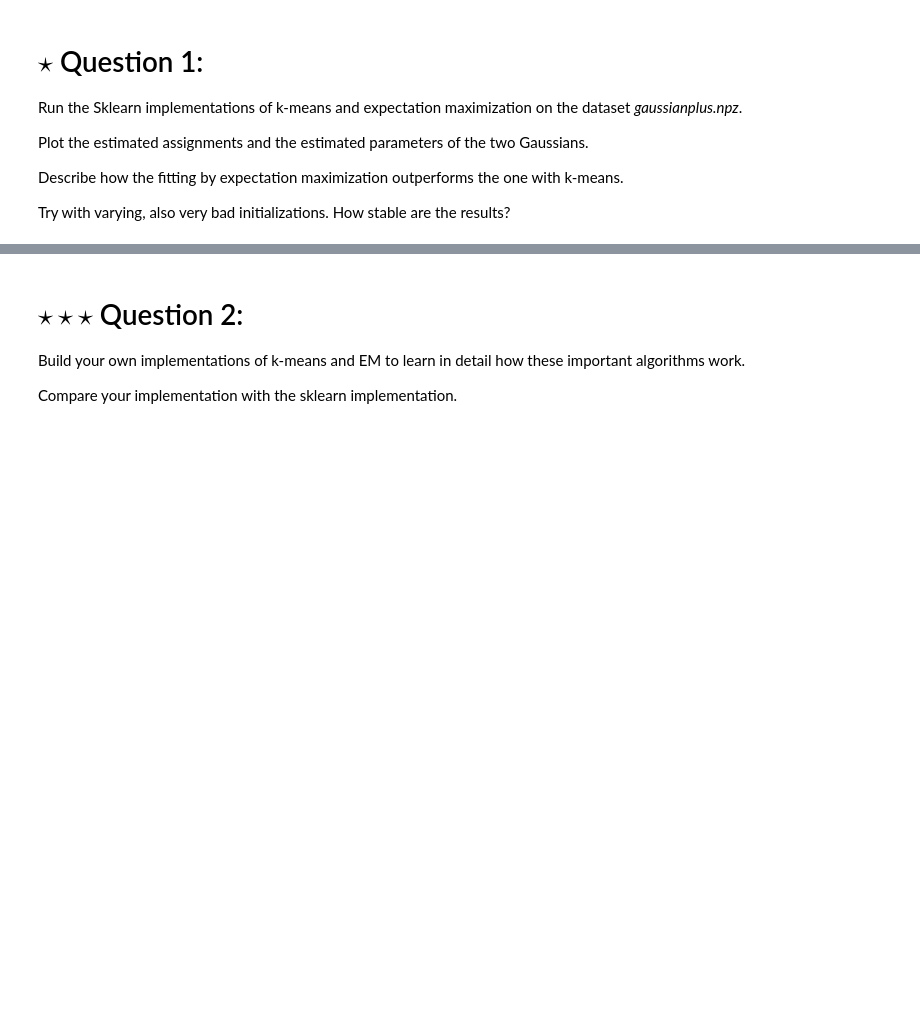
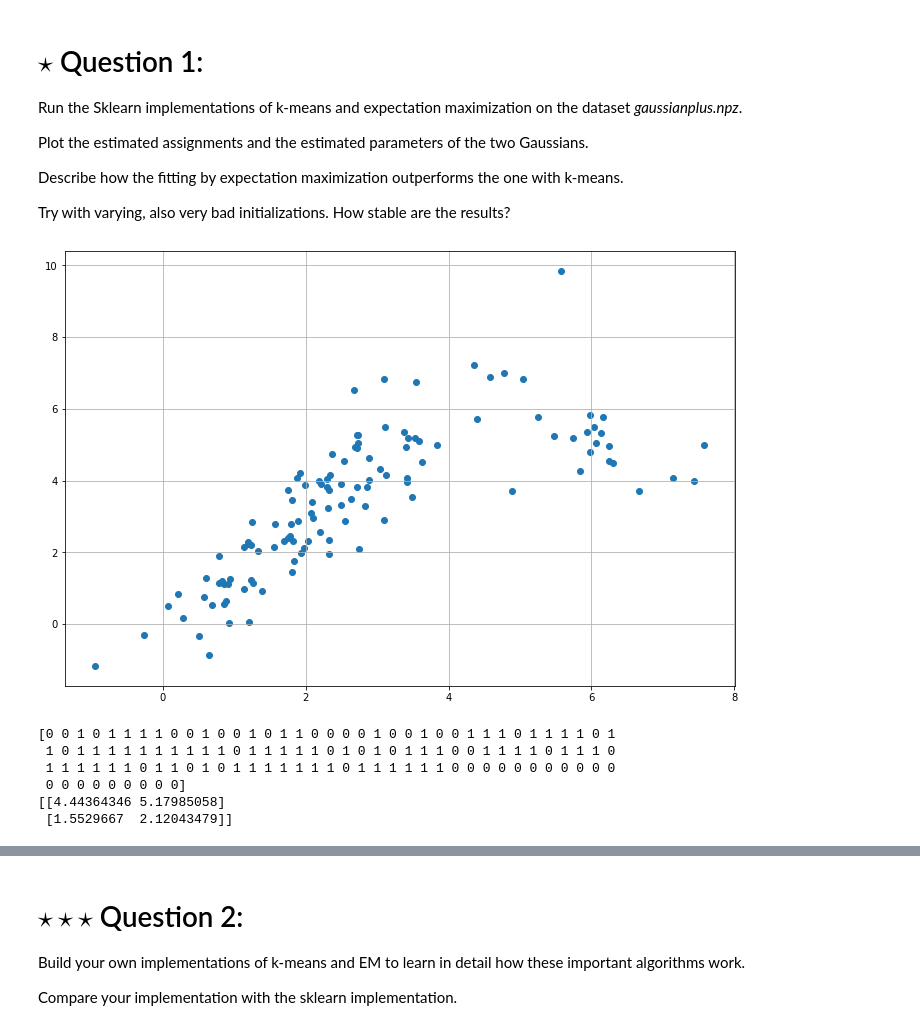
Before and after one commit to tintindas/spr-exercises, a Jupyter notebook: templates/ex3.ipynb, the cells around one changed output, grey strips where cells are left out. Drawn from its saved outputs; the diff is of its cells as text; code cells hidden in the pictures; blank space fills up the shorter version.

Commit message:
run sklearn kmeans for ex3 q1

```diff
--- a/templates/ex3.ipynb
+++ b/templates/ex3.ipynb
@@ -18,3 +31,24 @@ Describe how the fitting by expectation maximization outperforms the one with k-
 
 Try with varying, also
 very bad initializations. How stable are the results?
+# %%
+data = np.load('../data/gaussianplus.npz')['arr_0']
+
+fig, ax = plt.subplots(figsize=(12,8))
+ax.scatter(data[:, 0], data[:, 1])
+ax.grid()
+# %% [output]
+[figure, added]
+# %%
+kmeans = KMeans(n_clusters=2, random_state=0)
+kmeans.fit(data)
+
+print(kmeans.labels_)
+print(kmeans.cluster_centers_)
+# %% [output]
+[0 0 1 0 1 1 1 1 0 0 1 0 0 1 0 1 1 0 0 0 0 1 0 0 1 0 0 1 1 1 0 1 1 1 1 0 1
+ 1 0 1 1 1 1 1 1 1 1 1 1 0 1 1 1 1 1 0 1 0 1 0 1 1 1 0 0 1 1 1 1 0 1 1 1 0
+ 1 1 1 1 1 1 0 1 1 0 1 0 1 1 1 1 1 1 1 0 1 1 1 1 1 1 0 0 0 0 0 0 0 0 0 0 0
+ 0 0 0 0 0 0 0 0 0]
+[[4.44364346 5.17985058]
+ [1.5529667  2.12043479]]
```
Also changed, not shown: parts of 4 cells of this notebook.
